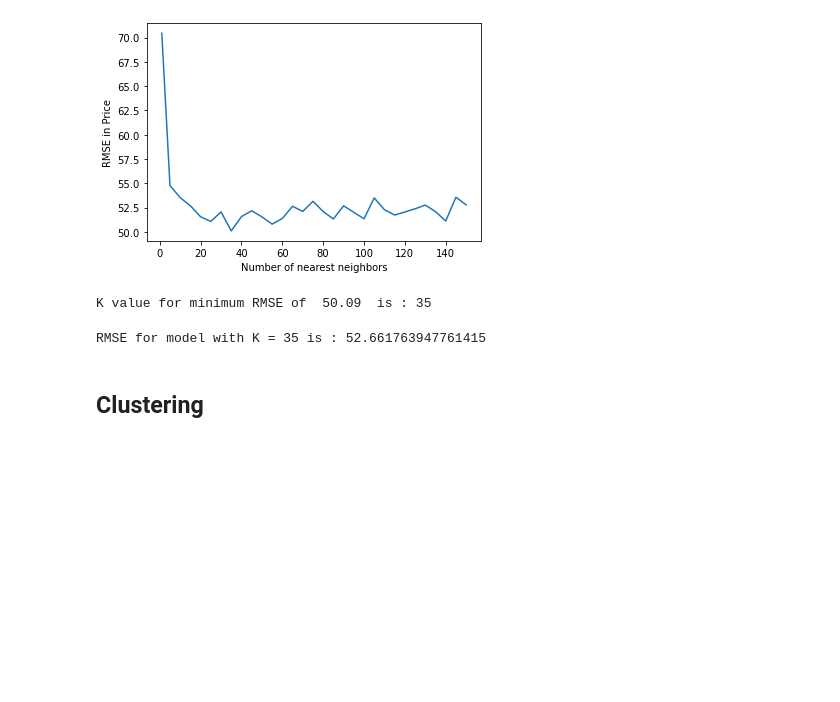
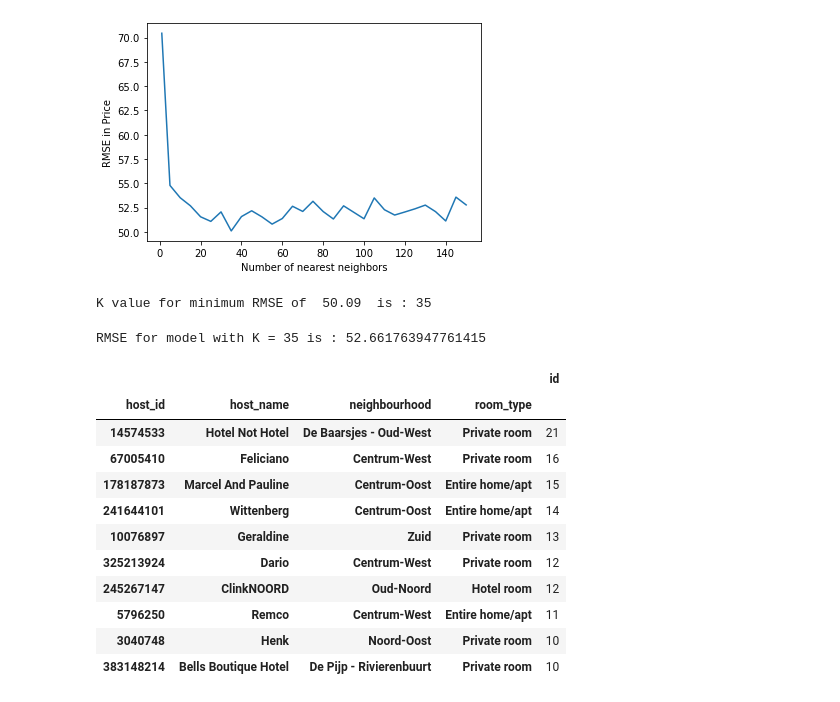
Before and after one commit to averyshepherd/MISs381N-finalproject, a Jupyter notebook: Modeling - Vishu.ipynb, the cells around one changed output. Cells and saved outputs as stored; diff of their text form; code cells hidden in the pictures; blank space fills up the shorter version.

```diff
--- a/Modeling - Vishu.ipynb
+++ b/Modeling - Vishu.ipynb
@@ -137,7 +137,20 @@ K value for minimum RMSE of  50.09  is : 35
 print("RMSE for model with K = 35 is :",cv_accuracy_score(X,y,35))
 # %% [output]
 RMSE for model with K = 35 is : 52.661763947761415
-# %% [markdown]
-## Clustering
+# %%
+df.groupby(['host_id', 'host_name','neighbourhood','room_type'])[['id']].count().sort_values(by = 'id', ascending = False)[:10]
+# %% [output]
+|  |  |  |  | id |
+| host_id | host_name | neighbourhood | room_type |  |
+| 14574533 | Hotel Not Hotel | De Baarsjes - Oud-West | Private room | 21 |
+| 67005410 | Feliciano | Centrum-West | Private room | 16 |
+| 178187873 | Marcel And Pauline | Centrum-Oost | Entire home/apt | 15 |
+| 241644101 | Wittenberg | Centrum-Oost | Entire home/apt | 14 |
+| 10076897 | Geraldine | Zuid | Private room | 13 |
+| 325213924 | Dario | Centrum-West | Private room | 12 |
+| 245267147 | ClinkNOORD | Oud-Noord | Hotel room | 12 |
+| 5796250 | Remco | Centrum-West | Entire home/apt | 11 |
+| 3040748 | Henk | Noord-Oost | Private room | 10 |
+| 383148214 | Bells Boutique Hotel | De Pijp - Rivierenbuurt | Private room | 10 |
 # %%
 # %% [output]
```
Also changed, not shown: parts of 1 cell of this notebook.
